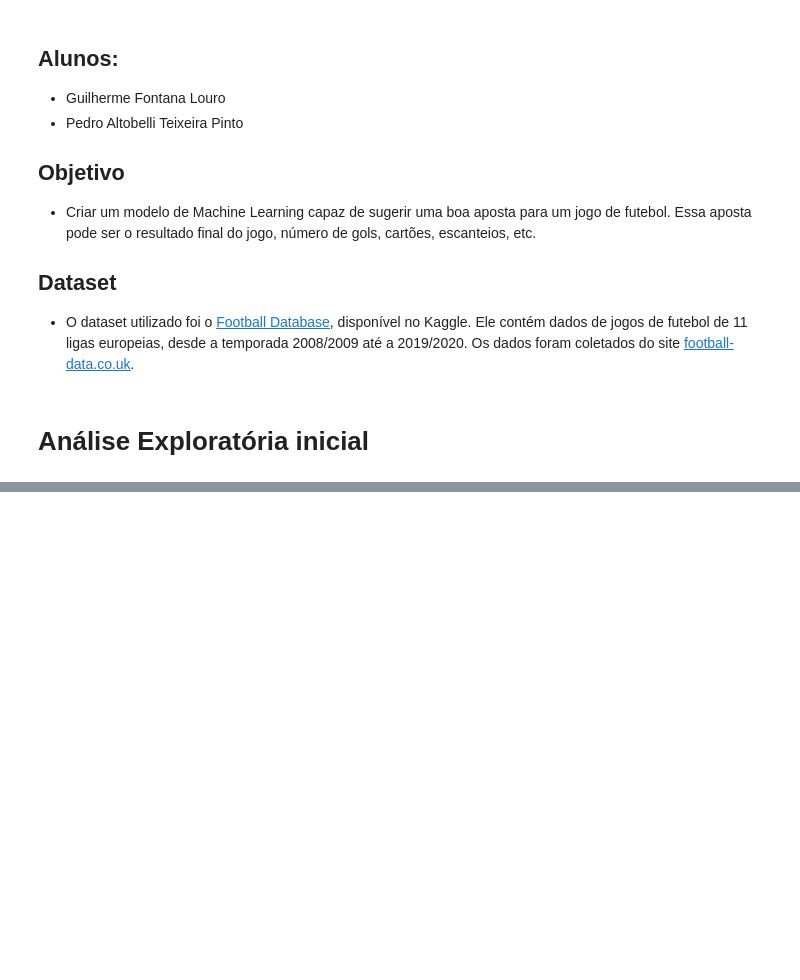
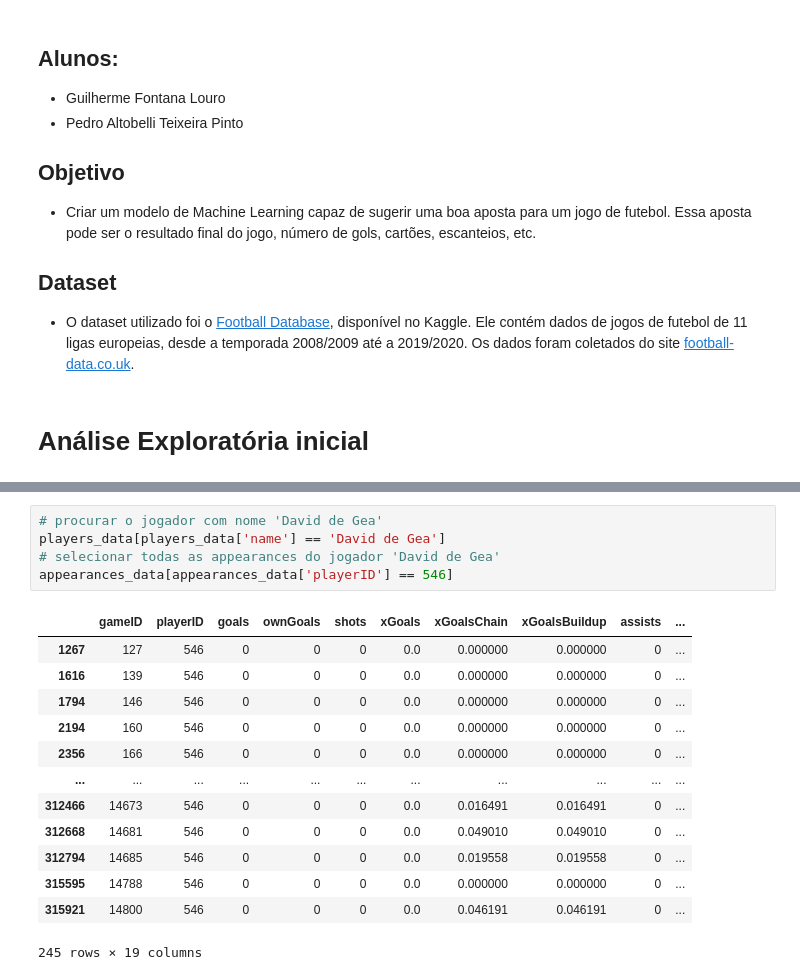
Before and after one commit to guifl2001/ML-ProjetoFinal, a Jupyter notebook: notebooks/football.ipynb, the cells around one changed output, grey strips where cells are left out. Saved outputs shown, nothing was run; the diff lists cells and outputs as text; blank space fills up the shorter version.

```diff
--- a/notebooks/football.ipynb
+++ b/notebooks/football.ipynb
@@ -41,0 +130,19 @@ data.head(5)
+# %%
+# procurar o jogador com nome 'David de Gea'
+players_data[players_data['name'] == 'David de Gea']
+# selecionar todas as appearances do jogador 'David de Gea'
+appearances_data[appearances_data['playerID'] == 546]
+# %% [output]
+|  | gameID | playerID | goals | ownGoals | shots | xGoals | xGoalsChain | xGoalsBuildup | assists | ... |
+| 1267 | 127 | 546 | 0 | 0 | 0 | 0.0 | 0.000000 | 0.000000 | 0 | ... |
+| 1616 | 139 | 546 | 0 | 0 | 0 | 0.0 | 0.000000 | 0.000000 | 0 | ... |
+| 1794 | 146 | 546 | 0 | 0 | 0 | 0.0 | 0.000000 | 0.000000 | 0 | ... |
+| 2194 | 160 | 546 | 0 | 0 | 0 | 0.0 | 0.000000 | 0.000000 | 0 | ... |
+| 2356 | 166 | 546 | 0 | 0 | 0 | 0.0 | 0.000000 | 0.000000 | 0 | ... |
+| ... | ... | ... | ... | ... | ... | ... | ... | ... | ... | ... |
+| 312466 | 14673 | 546 | 0 | 0 | 0 | 0.0 | 0.016491 | 0.016491 | 0 | ... |
+| 312668 | 14681 | 546 | 0 | 0 | 0 | 0.0 | 0.049010 | 0.049010 | 0 | ... |
+| 312794 | 14685 | 546 | 0 | 0 | 0 | 0.0 | 0.019558 | 0.019558 | 0 | ... |
+| 315595 | 14788 | 546 | 0 | 0 | 0 | 0.0 | 0.000000 | 0.000000 | 0 | ... |
+| 315921 | 14800 | 546 | 0 | 0 | 0 | 0.0 | 0.046191 | 0.046191 | 0 | ... |
+245 rows × 19 columns
```
Also changed, not shown: parts of 19 cells of this notebook.
